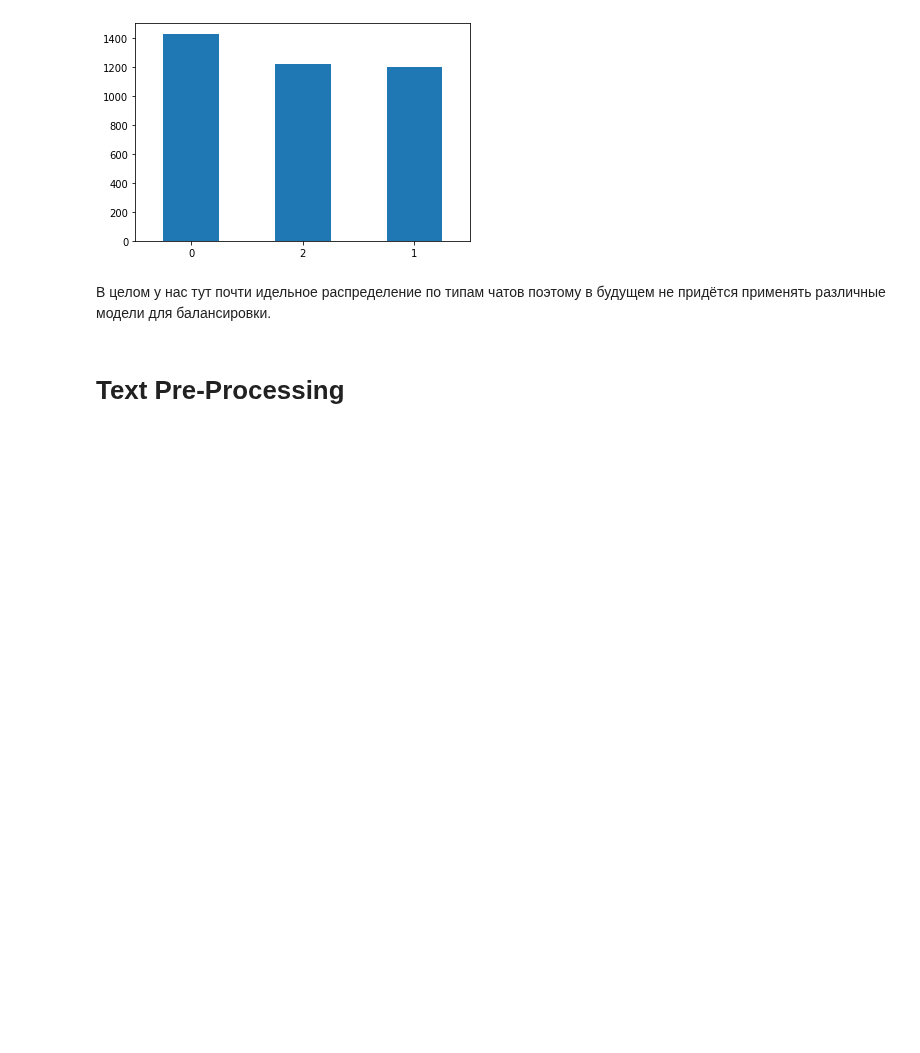
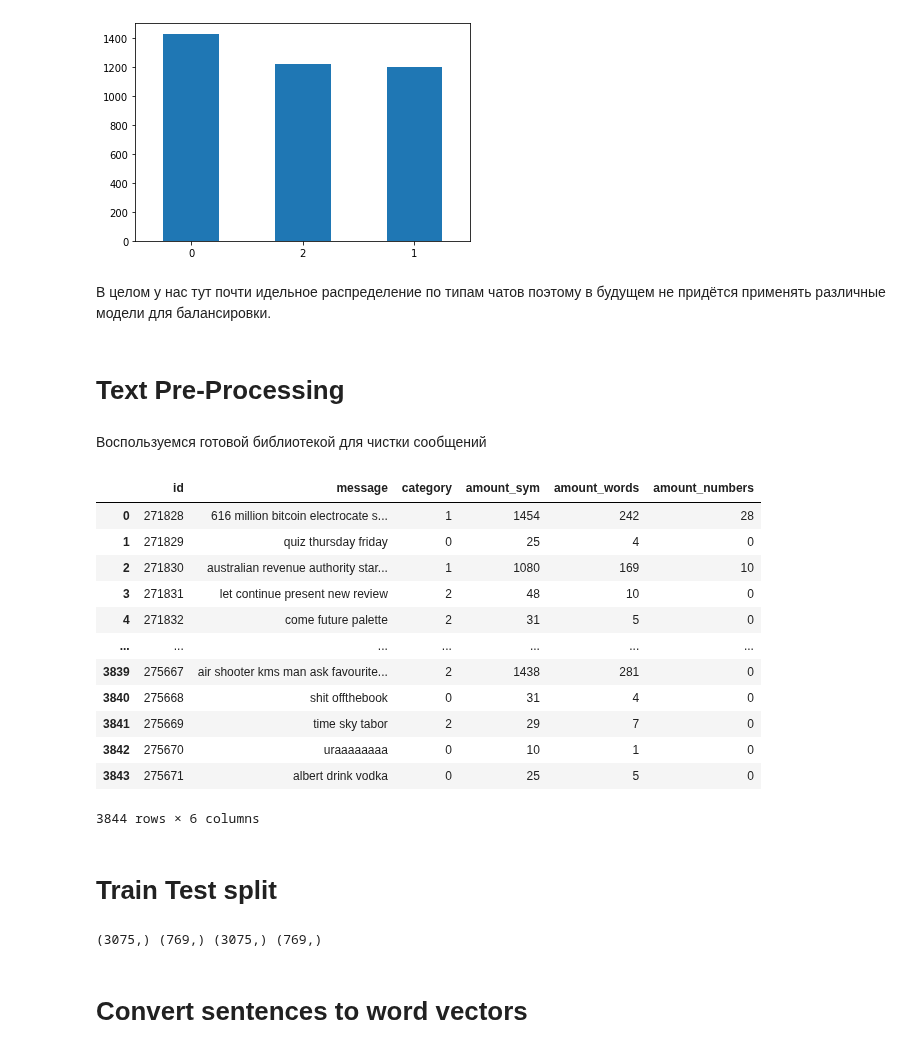
Before and after one commit to EgorMozharov/HW-ML-2, a Jupyter notebook: Model.ipynb, the cells around one changed output. Saved outputs shown, nothing was run; the diff lists cells and outputs as text; code cells hidden in the pictures; blank space fills up the shorter version.

```diff
--- a/Model.ipynb
+++ b/Model.ipynb
@@ -9,4 +20,12 @@ from tensorflow.keras import backend as K
 # %%
+flag = False
 test_df = pd.read_csv('test_data.csv')
 train_df = pd.read_csv('train_data.csv')
 solutions_df = pd.read_csv('train_solution.csv')
+
+#Если код уже запускался, то не будет необходимость каждый раз заново проводить процедуру text lemmatization
+try:
+    clean_train_df = pd.read_csv('clean_train_df.csv')
+except:
+    flag = True
+    print('No cleaned df')
@@ -93,0 +117,36 @@ train_df['category'].value_counts().plot.bar(x='category', rot=0)
+# %% [markdown]
+Воспользуемся готовой библиотекой для чистки сообщений
+# %%
+def text_preprocessing(df, column):
+    df[column] = df[column].progress_apply(lambda x:str(x).lower())
+    df[column] = df[column].progress_apply(lambda x: th.cont_exp(x))
+    df[column] = df[column].progress_apply(lambda x: th.remove_emails(x))
+    df[column] = df[column].progress_apply(lambda x: th.remove_html_tags(x))
+    df[column] = df[column].progress_apply(lambda x: th.remove_stopwords(x))
+    df[column] = df[column].progress_apply(lambda x: th.remove_special_chars(x))
+    df[column] = df[column].progress_apply(lambda x: th.remove_accented_chars(x))
+    df[column] = df[column].progress_apply(lambda x: th.make_base(x))
+
+    return df
+# %%
+if flag:
+    clean_train_df = text_preprocessing(train_df, "message")
+# %%
+clean_train_df.to_csv('clean_train_df') # нужно чтобы каждый раз не проделывать одну и туже процедуру
+clean_train_df
+# %% [output]
+|  | id | message | category | amount_sym | amount_words | amount_numbers |
+| 0 | 271828 | 616 million bitcoin electrocate s... | 1 | 1454 | 242 | 28 |
+| 1 | 271829 | quiz thursday friday | 0 | 25 | 4 | 0 |
+| 2 | 271830 | australian revenue authority star... | 1 | 1080 | 169 | 10 |
+| 3 | 271831 | let continue present new review | 2 | 48 | 10 | 0 |
+| 4 | 271832 | come future palette | 2 | 31 | 5 | 0 |
+| ... | ... | ... | ... | ... | ... | ... |
+| 3839 | 275667 | air shooter kms man ask favourite... | 2 | 1438 | 281 | 0 |
+| 3840 | 275668 | shit offthebook | 0 | 31 | 4 | 0 |
+| 3841 | 275669 | time sky tabor | 2 | 29 | 7 | 0 |
+| 3842 | 275670 | uraaaaaaaa | 0 | 10 | 1 | 0 |
+| 3843 | 275671 | albert drink vodka | 0 | 25 | 5 | 0 |
+3844 rows × 6 columns
+# %% [markdown]
+# Train Test split
@@ -93,0 +155,12 @@ train_df['category'].value_counts().plot.bar(x='category', rot=0)
+# %%
+X_train, X_test, y_train, y_test = train_test_split(clean_train_df.message,
+                                                  clean_train_df.category,
+                                                  test_size = 0.2,
+                                                  stratify = clean_train_df.category,
+                                                  random_state = 10122022)
+
+print(X_train.shape, X_test.shape, y_train.shape, y_test.shape)
+# %% [output]
+(3075,) (769,) (3075,) (769,)
+# %% [markdown]
+# Convert sentences to word vectors
```
Also changed, not shown: parts of 23 cells of this notebook, 1 other file.
